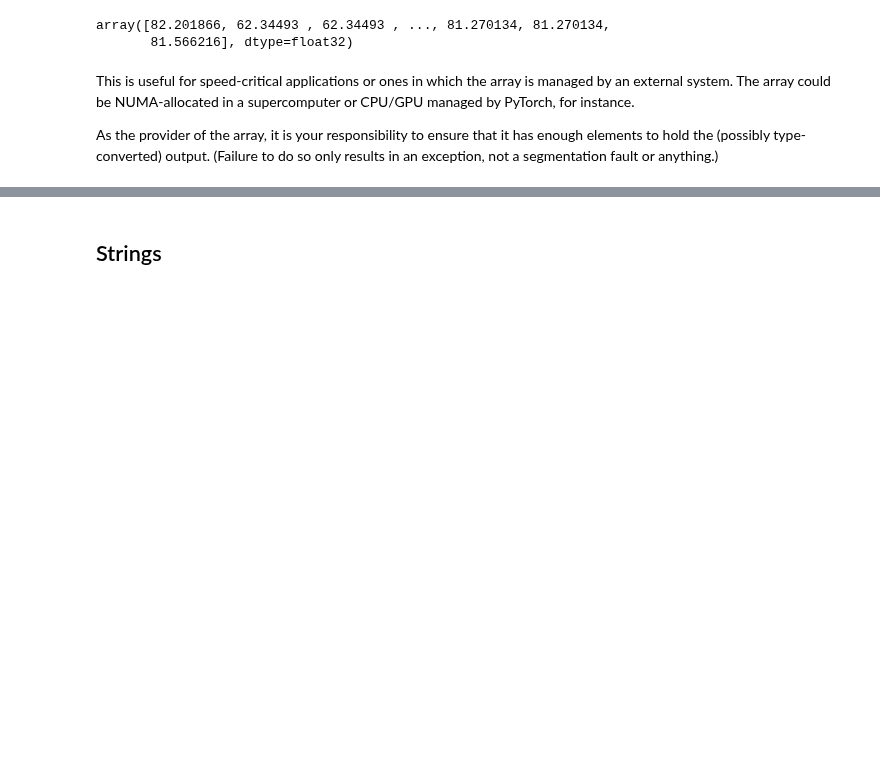
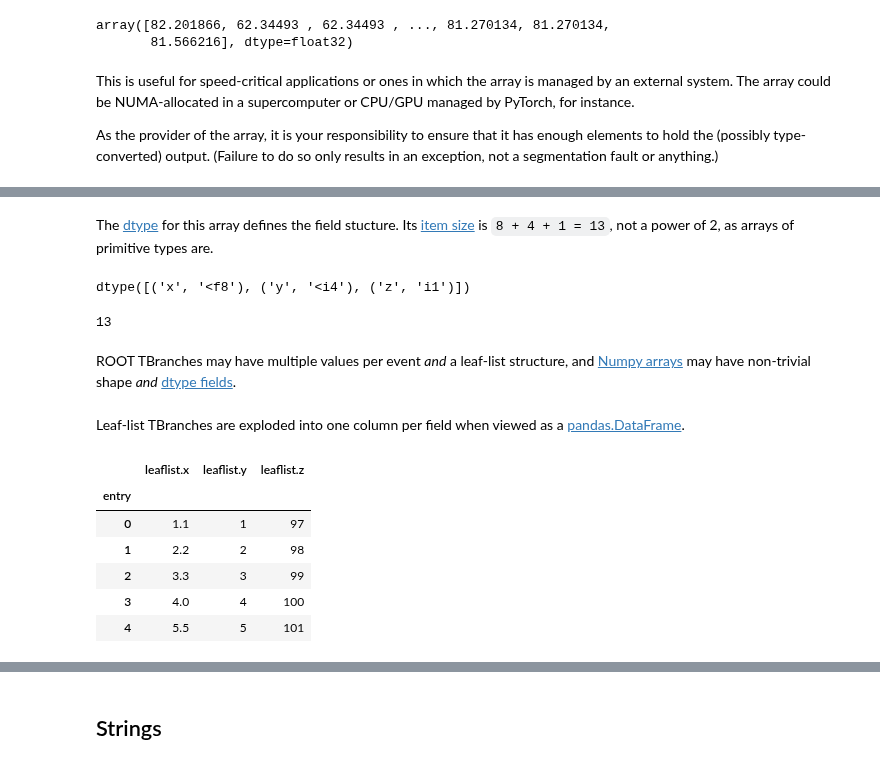
Before and after one commit to scikit-hep/uproot3, a Jupyter notebook: binder/new-tutorial.ipynb, the cells around one changed output, grey strips where cells are left out. Saved outputs shown, nothing was run; the diff lists cells and outputs as text; code cells hidden in the pictures; blank space fills up the shorter version.

```diff
--- a/binder/new-tutorial.ipynb
+++ b/binder/new-tutorial.ipynb
@@ -975,0 +1076,4 @@ HERE
+# %%
+tree = uproot.open("http://scikit-hep.org/uproot/examples/leaflist.root")["tree"]
+array = tree.array("leaflist")
+array
@@ -975,0 +1101,24 @@ HERE
+# %% [markdown]
+The [dtype](https://docs.scipy.org/doc/numpy/reference/arrays.dtypes.html) for this array defines the field stucture. Its [item size](https://docs.scipy.org/doc/numpy/reference/generated/numpy.ndarray.itemsize.html) is `8 + 4 + 1 = 13`, not a power of 2, as arrays of primitive types are.
+# %%
+array.dtype
+# %% [output]
+dtype([('x', '<f8'), ('y', '<i4'), ('z', 'i1')])
+# %%
+array.dtype.itemsize
+# %% [output]
+13
+# %% [markdown]
+ROOT TBranches may have multiple values per event _and_ a leaf-list structure, and [Numpy arrays](https://docs.scipy.org/doc/numpy/reference/generated/numpy.array.html) may have non-trivial shape _and_ [dtype fields](https://docs.scipy.org/doc/numpy/reference/arrays.dtypes.html).
+# %% [markdown]
+Leaf-list TBranches are exploded into one column per field when viewed as a [pandas.DataFrame](https://pandas.pydata.org/pandas-docs/stable/reference/api/pandas.DataFrame.html).
+# %%
+tree.pandas.df("leaflist")
+# %% [output]
+|  | leaflist.x | leaflist.y | leaflist.z |
+| entry |  |  |  |
+| 0 | 1.1 | 1 | 97 |
+| 1 | 2.2 | 2 | 98 |
+| 2 | 3.3 | 3 | 99 |
+| 3 | 4.0 | 4 | 100 |
+| 4 | 5.5 | 5 | 101 |
```
Also changed, not shown: parts of 47 cells of this notebook.
